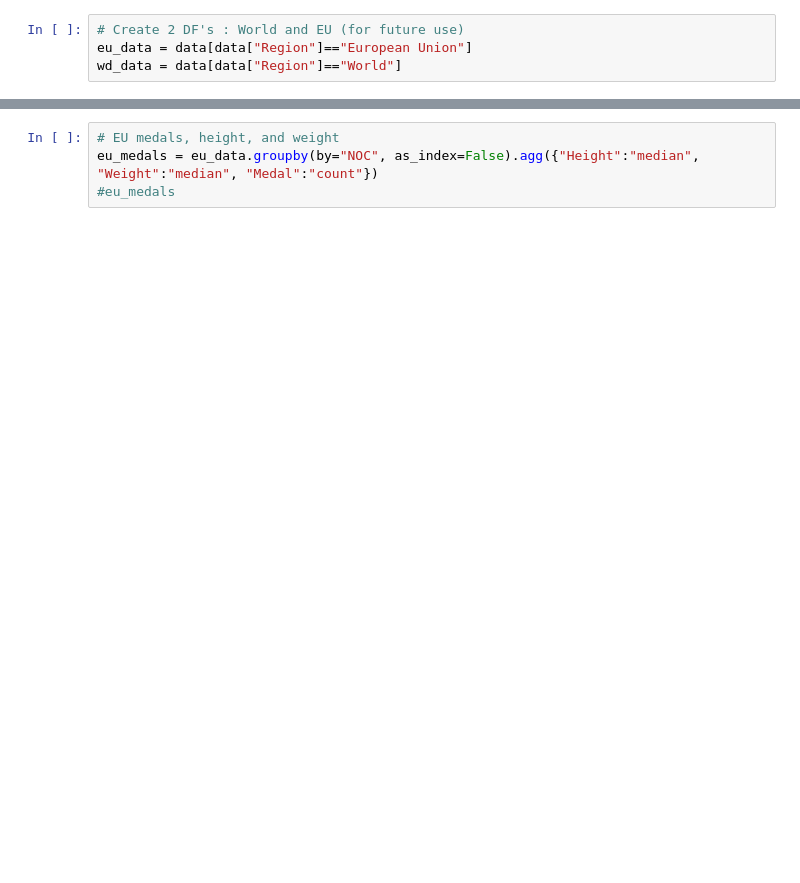
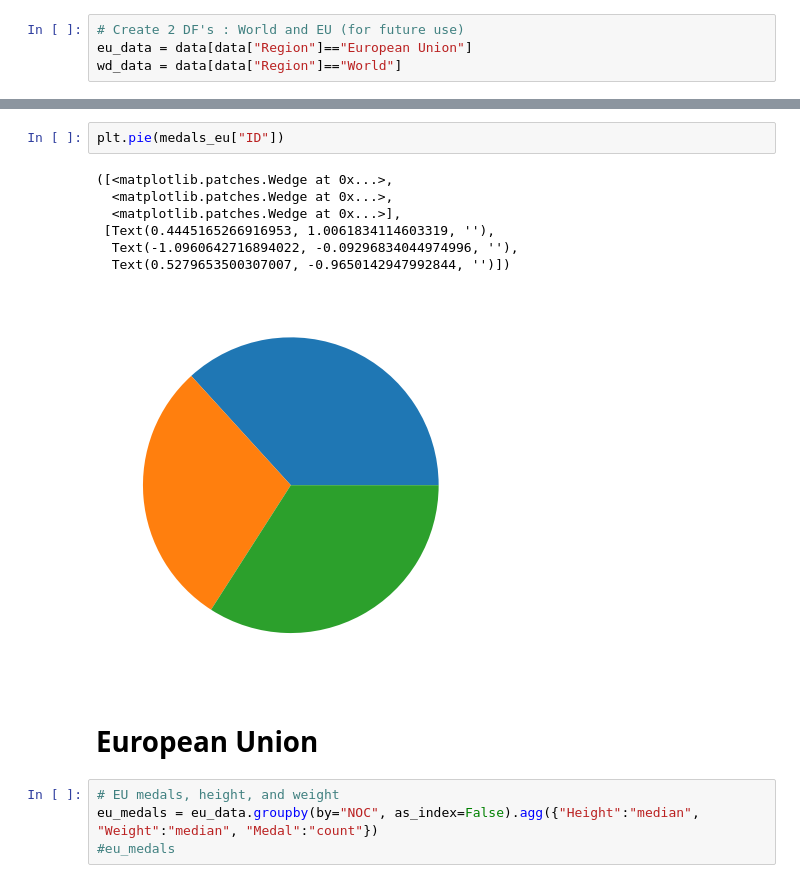
Before and after one commit to PatrickMichnowicz/Data_portfolio, a Jupyter notebook: Olympic_database/Olympic_Games_analysis_visualization.ipynb, the cells around one changed output, grey strips where cells are left out. Cells and saved outputs as stored; diff of their text form; blank space fills up the shorter version.

```diff
--- a/Olympic_database/Olympic_Games_analysis_visualization.ipynb
+++ b/Olympic_database/Olympic_Games_analysis_visualization.ipynb
@@ -105,3 +161,15 @@ memory usage: 21.4+ MB
+# %%
+plt.pie(medals_eu["ID"])
+# %% [output]
+([<matplotlib.patches.Wedge at 0x...>,
+  <matplotlib.patches.Wedge at 0x...>,
+  <matplotlib.patches.Wedge at 0x...>],
+ [Text(0.4445165266916953, 1.0061834114603319, ''),
+  Text(-1.0960642716894022, -0.09296834044974996, ''),
+  Text(0.5279653500307007, -0.9650142947992844, '')])
+[figure, added]
+# %% [markdown]
+# European Union
 # %%
 # EU medals, height, and weight
 eu_medals = eu_data.groupby(by="NOC", as_index=False).agg({"Height":"median", "Weight":"median", "Medal":"count"})
```
Also changed, not shown: parts of 15 cells of this notebook.
